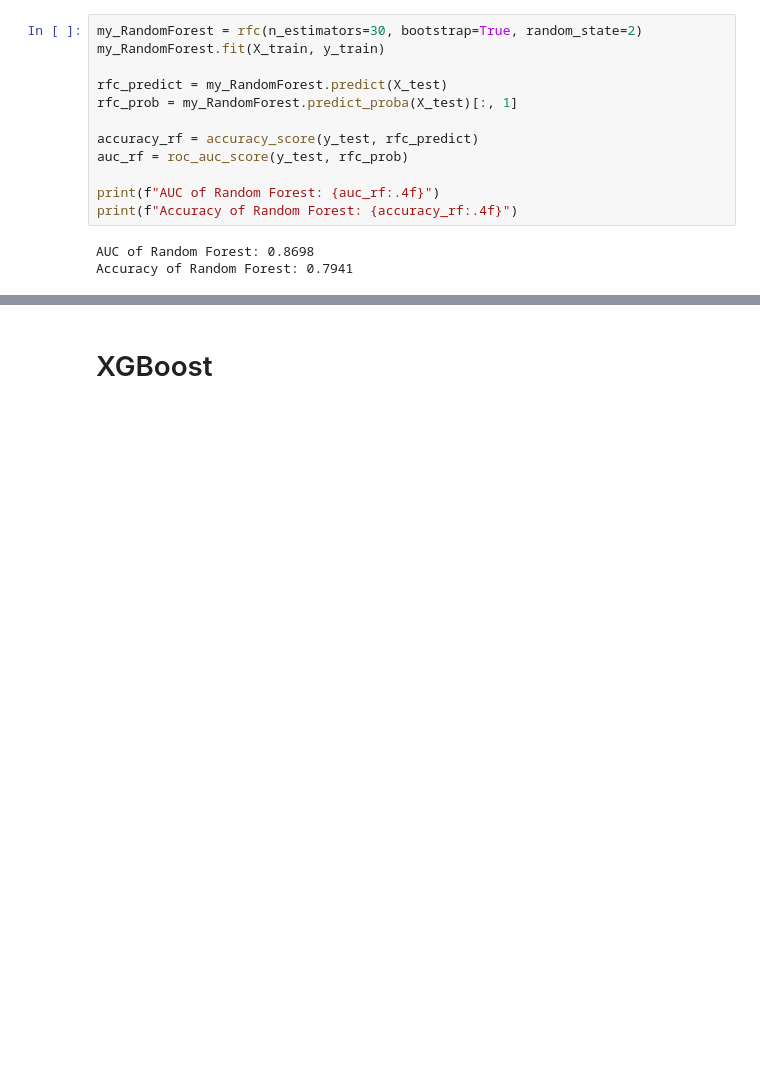
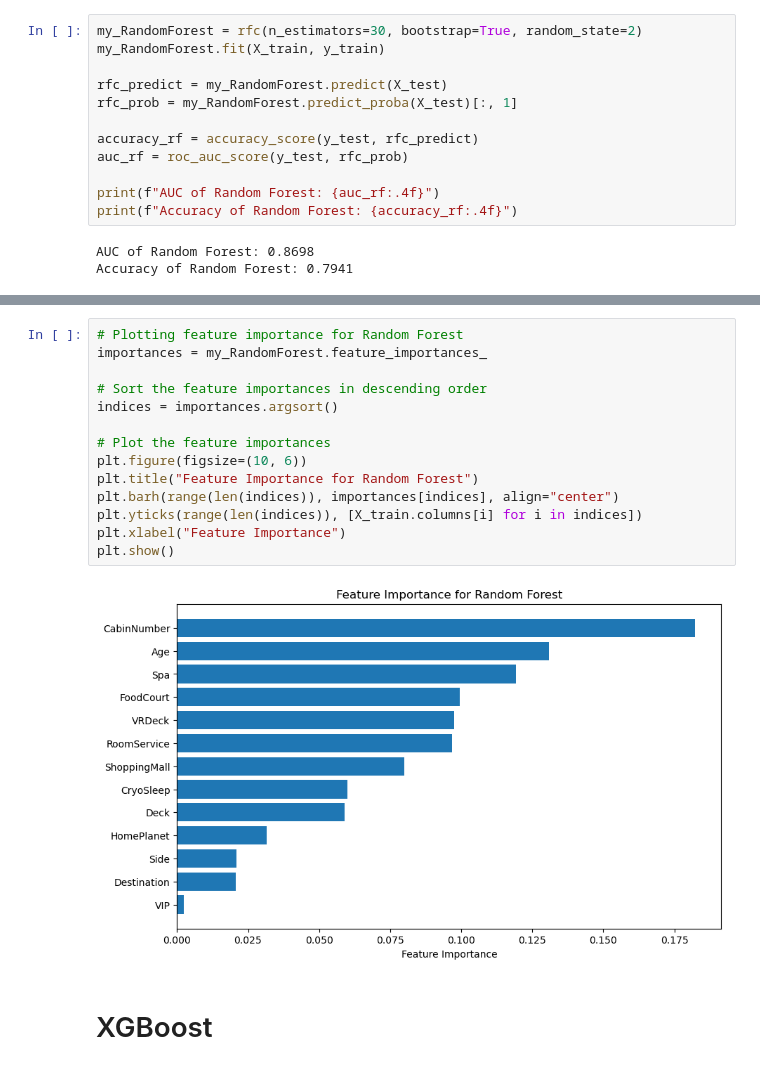
Before and after one commit to SDelRiObando/CS-4662-Spaceship-Titanic-Machine-Learning, a Jupyter notebook: ComparisonNotebook.ipynb, the cells around one changed output, grey strips where cells are left out. Drawn from its saved outputs; the diff is of its cells as text; blank space fills up the shorter version.

```diff
--- a/ComparisonNotebook.ipynb
+++ b/ComparisonNotebook.ipynb
@@ -138,3 +188,19 @@ Accuracy of Random Forest: 0.7941
+# %%
+# Plotting feature importance for Random Forest
+importances = my_RandomForest.feature_importances_
+
+# Sort the feature importances in descending order
+indices = importances.argsort()
+
+# Plot the feature importances
+plt.figure(figsize=(10, 6))
+plt.title("Feature Importance for Random Forest")
+plt.barh(range(len(indices)), importances[indices], align="center")
+plt.yticks(range(len(indices)), [X_train.columns[i] for i in indices])
+plt.xlabel("Feature Importance")
+plt.show()
+# %% [output]
+[figure, added]
 # %% [markdown]
 # XGBoost
 # %%
```
Also changed, not shown: parts of 16 cells of this notebook, 2 other files.
